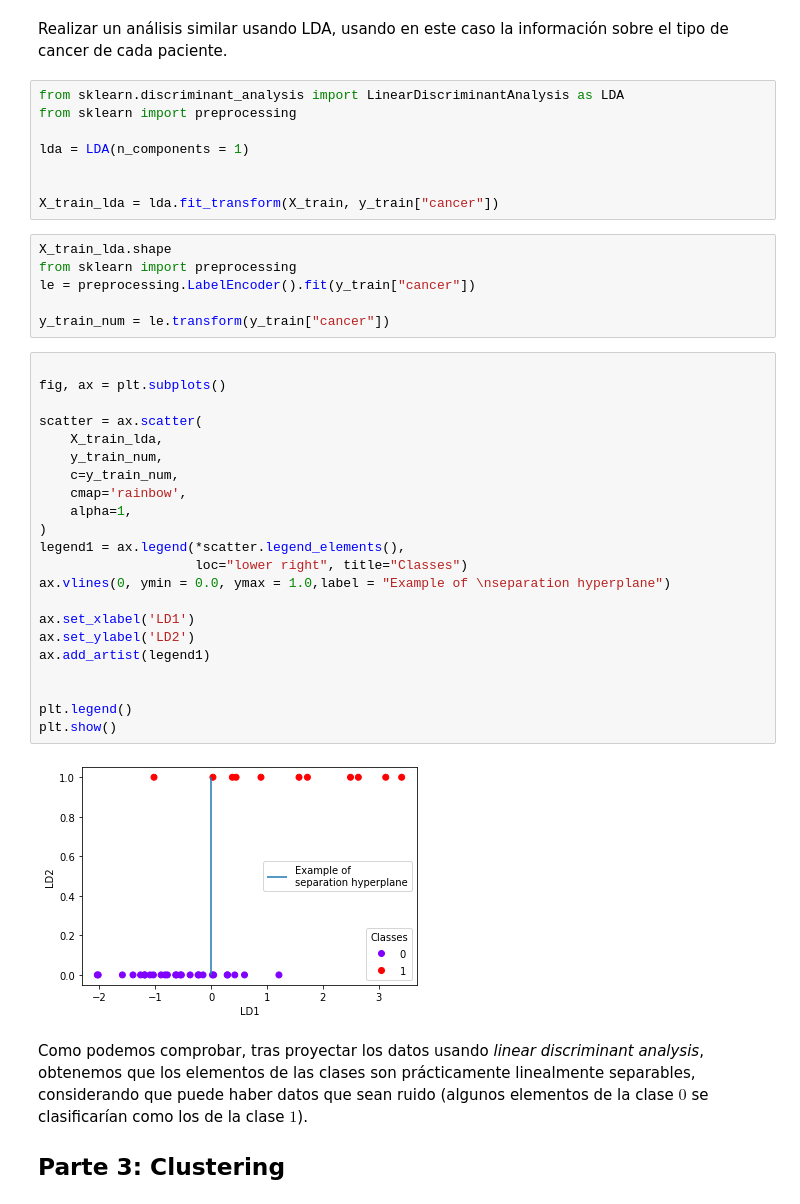
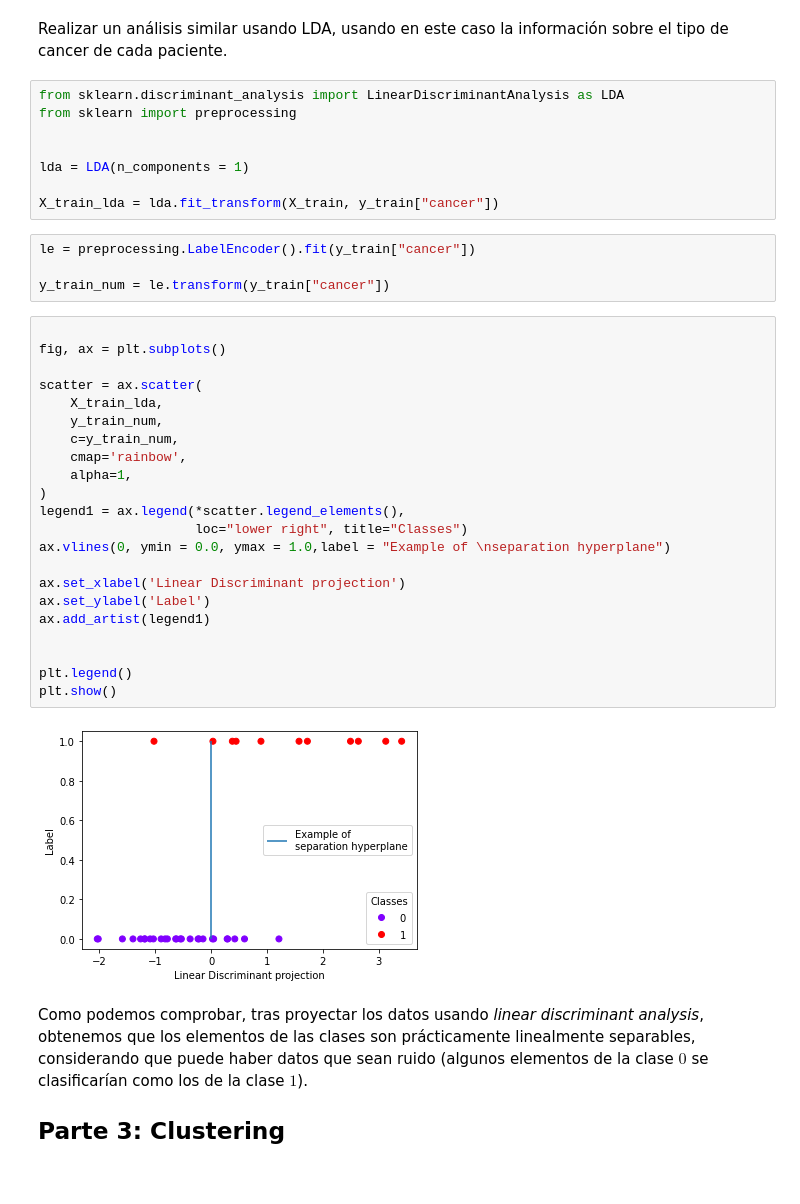
Before and after one commit to fjsaezm/mcd-maaa, a Jupyter notebook: P3/practica-pca-gene-expression-nosol-2.ipynb, the cells around one changed output. Drawn from its saved outputs; the diff is of its cells as text.

```diff
--- a/P3/practica-pca-gene-expression-nosol-2.ipynb
+++ b/P3/practica-pca-gene-expression-nosol-2.ipynb
@@ -256,40 +267,38 @@ Realizar un análisis similar usando LDA, usando en este caso la información so
 from sklearn.discriminant_analysis import LinearDiscriminantAnalysis as LDA
 from sklearn import preprocessing
 
+
 lda = LDA(n_components = 1)
 
-
 X_train_lda = lda.fit_transform(X_train, y_train["cancer"])
 # %%
-X_train_lda.shape
-from sklearn import preprocessing
 le = preprocessing.LabelEncoder().fit(y_train["cancer"])
 
 y_train_num = le.transform(y_train["cancer"])
 # %%
 
 fig, ax = plt.subplots()
 
 scatter = ax.scatter(
     X_train_lda,
     y_train_num,
     c=y_train_num,
     cmap='rainbow',
     alpha=1,
 )
 legend1 = ax.legend(*scatter.legend_elements(),
                     loc="lower right", title="Classes")
 ax.vlines(0, ymin = 0.0, ymax = 1.0,label = "Example of \nseparation hyperplane")
 
-ax.set_xlabel('LD1')
-ax.set_ylabel('LD2')
+ax.set_xlabel('Linear Discriminant projection')
+ax.set_ylabel('Label')
 ax.add_artist(legend1)
 
 
 plt.legend()
 plt.show()
 # %% [output]
-[figure, old version]
+[figure, new version]
 # %% [markdown]
 Como podemos comprobar, tras proyectar los datos usando *linear discriminant analysis*, obtenemos que los elementos de las clases son prácticamente linealmente separables, considerando que puede haber datos que sean ruido (algunos elementos de la clase $0$ se clasificarían como los de la clase $1$).
 
```
Also changed, not shown: parts of 6 cells of this notebook.
